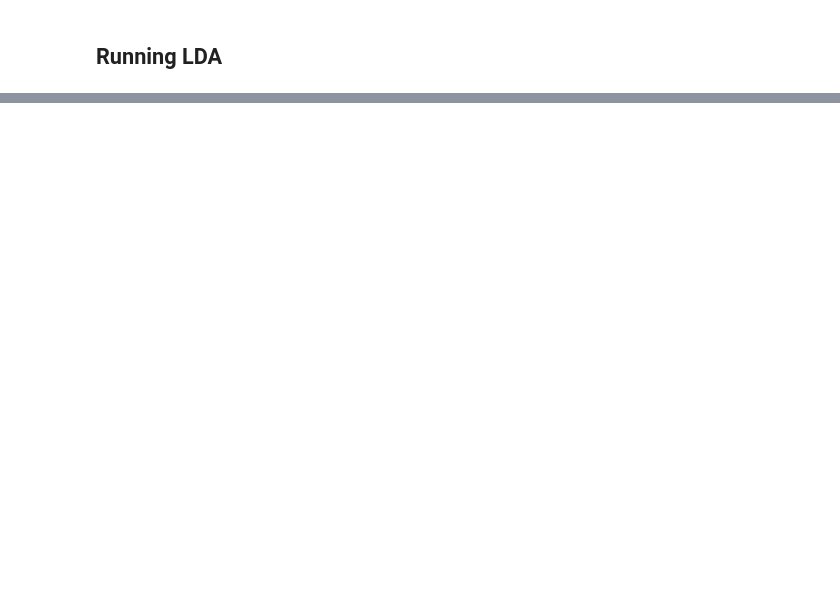
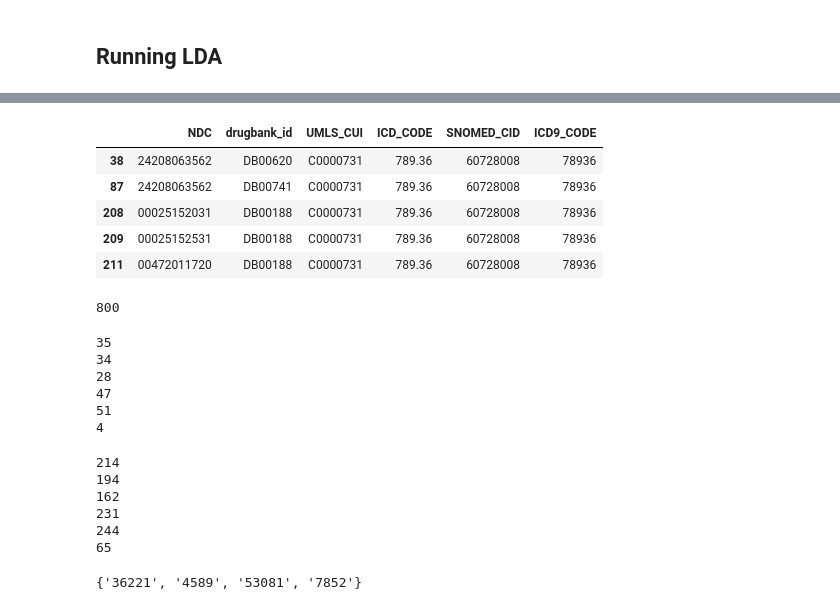
Before and after one commit to liuzi/Clinic-Analysis, a Jupyter notebook: Scripts/Data_Process_Server/Mining ADE - LDA.ipynb, the cells around one changed output, grey strips where cells are left out. Saved outputs shown, nothing was run; the diff lists cells and outputs as text; code cells hidden in the pictures; blank space fills up the shorter version.

```diff
--- a/Scripts/Data_Process_Server/Mining ADE - LDA.ipynb
+++ b/Scripts/Data_Process_Server/Mining ADE - LDA.ipynb
@@ -144,0 +244,42 @@ def cosine_sim(v1, v2):
+# %%
+real_diseases  = ade_df[ade_df['NDC'].isin(top10_NDC_ade['NDC'])]
+real_diseases.head()
+# %% [output]
+|  | NDC | drugbank_id | UMLS_CUI | ICD_CODE | SNOMED_CID | ICD9_CODE |
+| 38 | 24208063562 | DB00620 | C0000731 | 789.36 | 60728008 | 78936 |
+| 87 | 24208063562 | DB00741 | C0000731 | 789.36 | 60728008 | 78936 |
+| 208 | 00025152031 | DB00188 | C0000731 | 789.36 | 60728008 | 78936 |
+| 209 | 00025152531 | DB00188 | C0000731 | 789.36 | 60728008 | 78936 |
+| 211 | 00472011720 | DB00188 | C0000731 | 789.36 | 60728008 | 78936 |
+# %%
+actual_ICD9s = real_diseases['ICD9_CODE'].unique()
+len(actual_ICD9s)
+# %% [output]
+800
+# %%
+for i in range(n_comp):
+#     print(len(set(get_top_diag(i)[:100])-set(actual_ICD9s)))
+    matched_disease = set(get_top_diag(i)[:100]).intersection(set(actual_ICD9s))
+    print(len(matched_disease))
+# %% [output]
+35
+34
+28
+47
+51
+4
+# %%
+for i in range(n_comp):
+#     print(len(set(get_top_diag(i)[:100])-set(actual_ICD9s)))
+    print(len(set(get_top_diag(i)).intersection(set(actual_ICD9s))))
+# %% [output]
+214
+194
+162
+231
+244
+65
+# %%
+matched_disease
+# %% [output]
+{'36221', '4589', '53081', '7852'}
```
Also changed, not shown: parts of 45 cells of this notebook.
